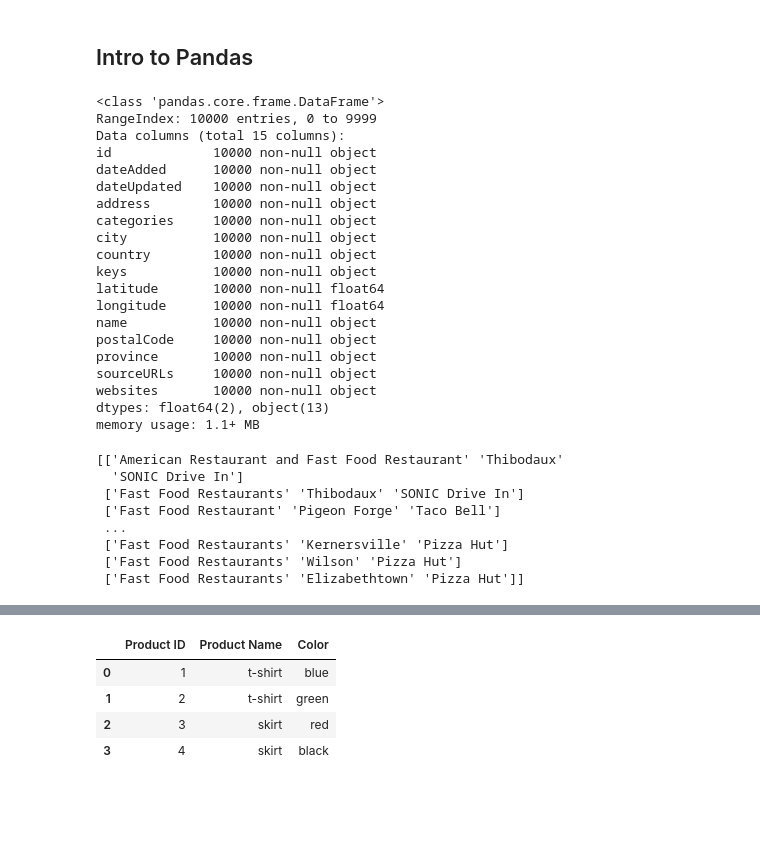
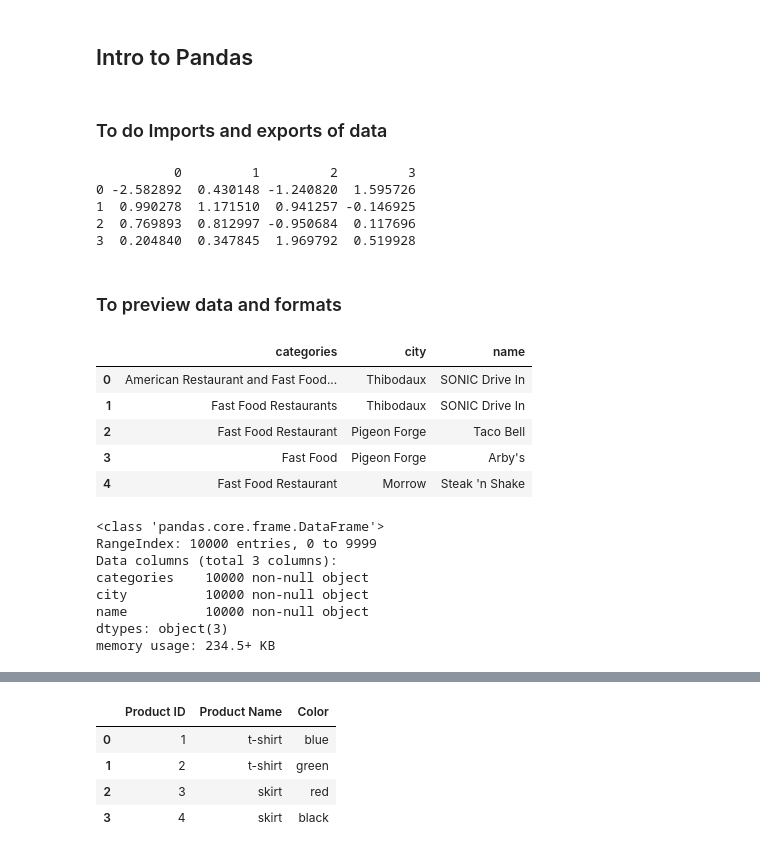
Before and after one commit to ricardopretelt/data-analysis-in-python, a Jupyter notebook: Summary of Python libraries.ipynb, the cells around one changed output, grey strips where cells are left out. Saved outputs shown, nothing was run; the diff lists cells and outputs as text; code cells hidden in the pictures; blank space fills up the shorter version.

Commit message:
reorganize import section of pandas

```diff
--- a/Summary of Python libraries.ipynb
+++ b/Summary of Python libraries.ipynb
@@ -327,6 +327,8 @@ ax.plot_surface(X, Y, Z, rstride=1, cstride=1, cmap='viridis')
 [figure]
 # %% [markdown]
 ## Intro to Pandas
+# %% [markdown]
+### To do Imports and exports of data
 # %%
 # Import libraries and dataset
 import pandas as pd
@@ -335,38 +338,42 @@ url = 'https://raw.githubusercontent.com/ricardopretelt/Intro-to-python-librarie
 df = pd.read_csv(url)
+# %%
+# To import just the columns that -you need
+df_2 = pd.read_csv(url, usecols=['city', 'name', 'categories'])
+# %%
+# To convert a dataframe to csv
+df_3= pd.DataFrame(np.array([[-2.58289208,  0.43014843, -1.24082018, 1.59572603],
+                     [ 0.99027828, 1.17150989,  0.94125714, -0.14692469],
+                     [ 0.76989341,  0.81299683, -0.95068423, 0.11769564],
+                     [ 0.20484034,  0.34784527,  1.96979195, 0.51992837]]))
+df_3.to_csv('pd.csv')
+print(df_3)
+# %% [output]
+          0         1         2         3
+0 -2.582892  0.430148 -1.240820  1.595726
+1  0.990278  1.171510  0.941257 -0.146925
+2  0.769893  0.812997 -0.950684  0.117696
+3  0.204840  0.347845  1.969792  0.519928
+# %% [markdown]
+### To preview data and formats
+# %%
+# To preview data with head
+df_2.head()
+# %% [output]
+|  | categories | city | name |
+| 0 | American Restaurant and Fast Food... | Thibodaux | SONIC Drive In |
+| 1 | Fast Food Restaurants | Thibodaux | SONIC Drive In |
+| 2 | Fast Food Restaurant | Pigeon Forge | Taco Bell |
+| 3 | Fast Food | Pigeon Forge | Arby's |
+| 4 | Fast Food Restaurant | Morrow | Steak 'n Shake |
 # %%
 # To learn about the dataset size and formats with info
-df.info()
+df_2.info()
 # %% [output]
 <class 'pandas.core.frame.DataFrame'>
 RangeIndex: 10000 entries, 0 to 9999
-Data columns (total 15 columns):
-id             10000 non-null object
-dateAdded      10000 non-null object
-dateUpdated    10000 non-null object
-address        10000 non-null object
-categories     10000 non-null object
-city           10000 non-null object
-country        10000 non-null object
-keys           10000 non-null object
-latitude       10000 non-null float64
-longitude      10000 non-null float64
-name           10000 non-null object
-postalCode     10000 non-null object
-province       10000 non-null object
-sourceURLs     10000 non-null object
-websites       10000 non-null object
-dtypes: float64(2), object(13)
-memory usage: 1.1+ MB
+Data columns (total 3 columns):
+categories    10000 non-null object
+city          10000 non-null object
+name          10000 non-null object
+dtypes: object(3)
+memory usage: 234.5+ KB
-# %%
-# To import just the columns that -you need
-df_2 = pd.read_csv(url, usecols=['city', 'name', 'categories']).values
-print(df_2)
-# %% [output]
-[['American Restaurant and Fast Food Restaurant' 'Thibodaux'
-  'SONIC Drive In']
- ['Fast Food Restaurants' 'Thibodaux' 'SONIC Drive In']
- ['Fast Food Restaurant' 'Pigeon Forge' 'Taco Bell']
- ...
- ['Fast Food Restaurants' 'Kernersville' 'Pizza Hut']
- ['Fast Food Restaurants' 'Wilson' 'Pizza Hut']
- ['Fast Food Restaurants' 'Elizabethtown' 'Pizza Hut']]
```
Also changed, not shown: parts of 5 cells of this notebook.
